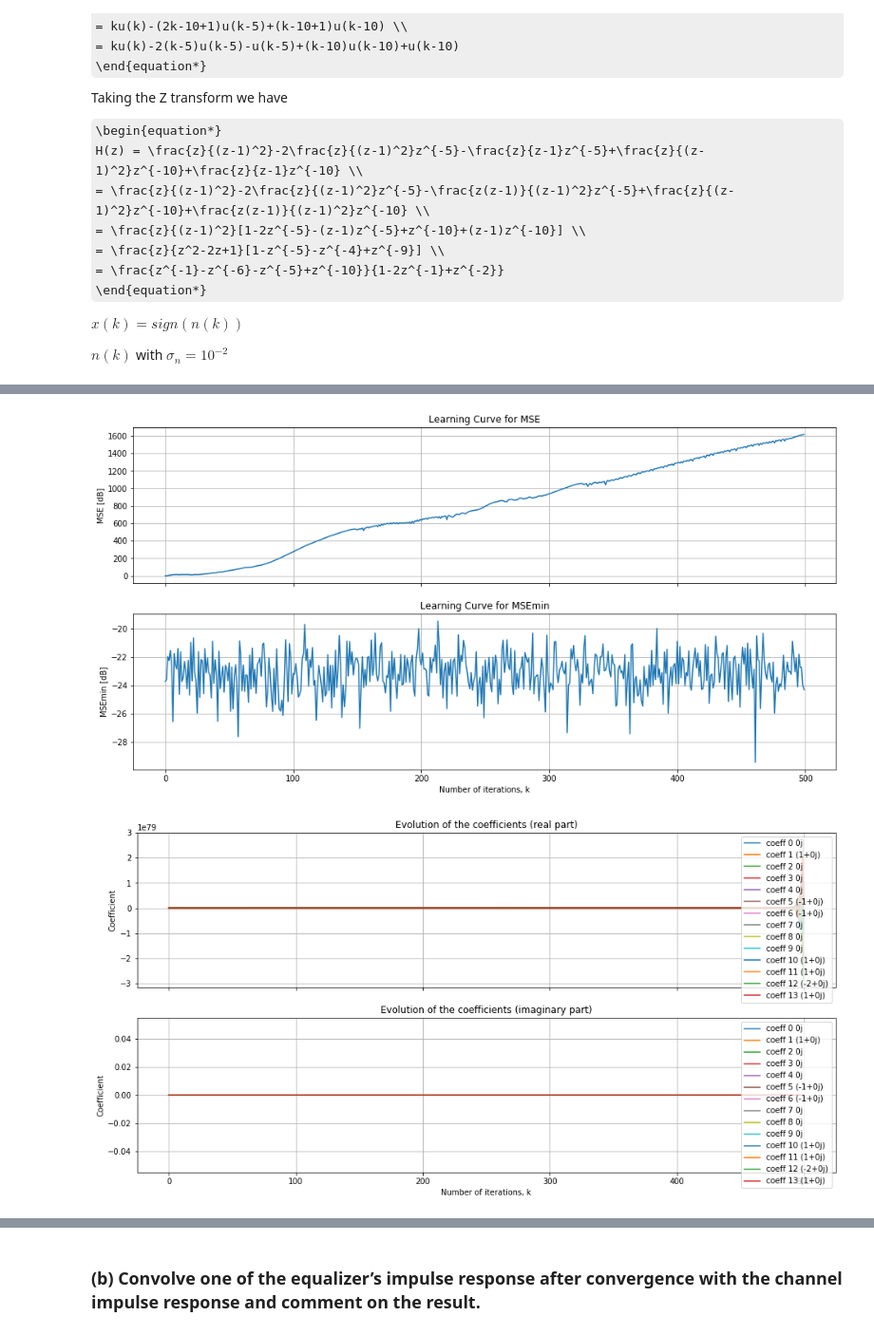
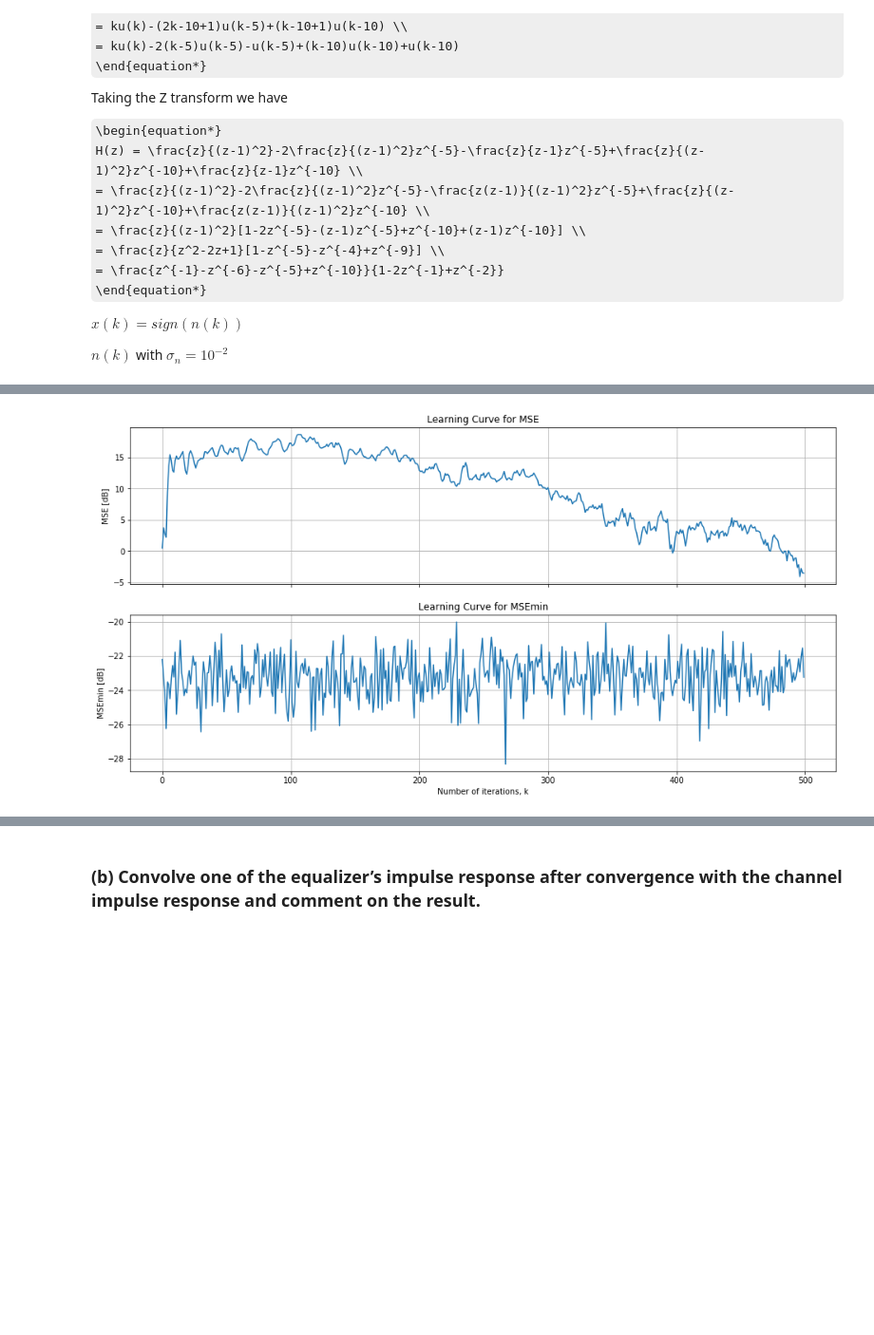
Before and after one commit to guedes-joaofelipe/adaptive-filtering, a Jupyter notebook: Notebooks/exercises_chap3.ipynb, the cells around one changed output, grey strips where cells are left out. Shown at 95% size. Cells and saved outputs as stored; diff of their text form; code cells hidden in the pictures; some formulas as TeX source; blank space fills up the shorter version.

```diff
--- a/Notebooks/exercises_chap3.ipynb
+++ b/Notebooks/exercises_chap3.ipynb
@@ -557,14 +557,10 @@ $x(k) = sign(n(k))$
 $n(k)$ with $\sigma_n = 10^{-2}$
 # %%
 output_filepath = './Outputs/Exercise_10/'
-b = [0, 1, 0, 0, 0, -1, -1, 0, 0, 0, 1]
-a = [1, -2, 1]
-H = np.array(b+a)
-w_o = H
 K = 500
 N = 100
 mu = .1
-sigma_n = 10e-2
+sigma_n2 = 1e-2
 
 # impulse response function
 h_10 = lambda k: k*np.heaviside(k, 1)-(2*k-9)*np.heaviside(k-5, 1)+(k-9)*np.heaviside(k-10, 1)
@@ -571,8 +581,10 @@ h_10 = lambda k: k*np.heaviside(k, 1)-(2*k-9)*np.heaviside(k-5, 1)+(k-9)*np.heav
 # %%
 # coefficient vector for each iteration and realization, w[0] = [1, 1, ..., 1]
+n_ensembles = 25
 W = np.ones([n_ensembles, K+1, N])
 MSE = np.zeros([n_ensembles, K]) # MSE vector for each realization
 MSE_min = np.zeros([n_ensembles, K]) # Minimum MSE for each realization
+mu = 0.01
 
 for ensemble in np.arange(n_ensembles):
     d = np.zeros([K]) # Desired signal
@@ -581,14 +593,8 @@ for ensemble in np.arange(n_ensembles):
     x = np.sign(np.random.randn(K)) # Input Signal
     n = np.sqrt(sigma_n2/2)*(np.random.normal(size=K)) # Complex noise
 
-    # Creating a tapped version of x with a N-sized window
-    prefixed_x = np.append(np.zeros([N-1]), x)
-    X_tapped = rolling_window(prefixed_x, len(w_o))
-
-#     for k in np.arange(K):
-#         d[k] = np.dot(np.conj(w_o), X_tapped[k])+n[k]
-    H = [h_10(k) for k in np.arange(-int(K/2), int(K/2)-1, 1)]
-    d = np.convolve(x, H, 'same') + n
+    # Convolving h and x
+    d = np.convolve(h, x, 'same') + n
 
     init_coef = W[ensemble][0]
     filter_order = N-1
@@ -599,13 +605,24 @@ for ensemble in np.arange(n_ensembles):
     W[ensemble] = lms.coef_vector
     MSE[ensemble] = MSE[ensemble] + np.absolute(lms.error_vector)**2
     MSE_min[ensemble] = MSE_min[ensemble] + np.absolute(n)**2
+
+W_av = np.sum(W, axis=0)/n_ensembles
+MSE_av = sum(MSE, 2)/n_ensembles
+MSEmin_av = np.sum(MSE_min, axis=0)/n_ensembles
-# %%
-W_av = np.sum(W, axis=0)/n_ensembles
-MSE_av = sum(MSE, 2)/n_ensembles
-MSEmin_av = np.sum(MSE_min, axis=0)/n_ensembles
-
-# Generating plots
-generate_learning_plots(K, len(w_o), MSE_av, MSEmin_av, W_av, w_o, output_filepath=output_filepath, algorithm='10a_LMS')
-# %% [output]
-[figure, removed]
-[figure, removed]
+# %%
+fig, ax = plt.subplots(ncols=1, nrows=2, figsize=(16,8), sharex=True)
+ax[0].plot(np.arange(K), 10*np.log10(MSE_av))
+ax[0].set_title('Learning Curve for MSE')
+ax[0].set_ylabel('MSE [dB]')
+ax[0].grid(True)
+
+ax[1].plot(np.arange(K), 10*np.log10(MSEmin_av))
+ax[1].set_title('Learning Curve for MSEmin')
+ax[1].set_ylabel('MSEmin [dB]')
+ax[1].set_xlabel('Number of iterations, k')
+ax[1].grid(True)
+
+if output_filepath is not None:
+    fig.savefig(output_filepath + 'a_learning_curve.jpg', bbox_inches = 'tight')
+# %% [output]
+[figure, added]
```
Also changed, not shown: parts of 3 cells of this notebook, 4 other files.
